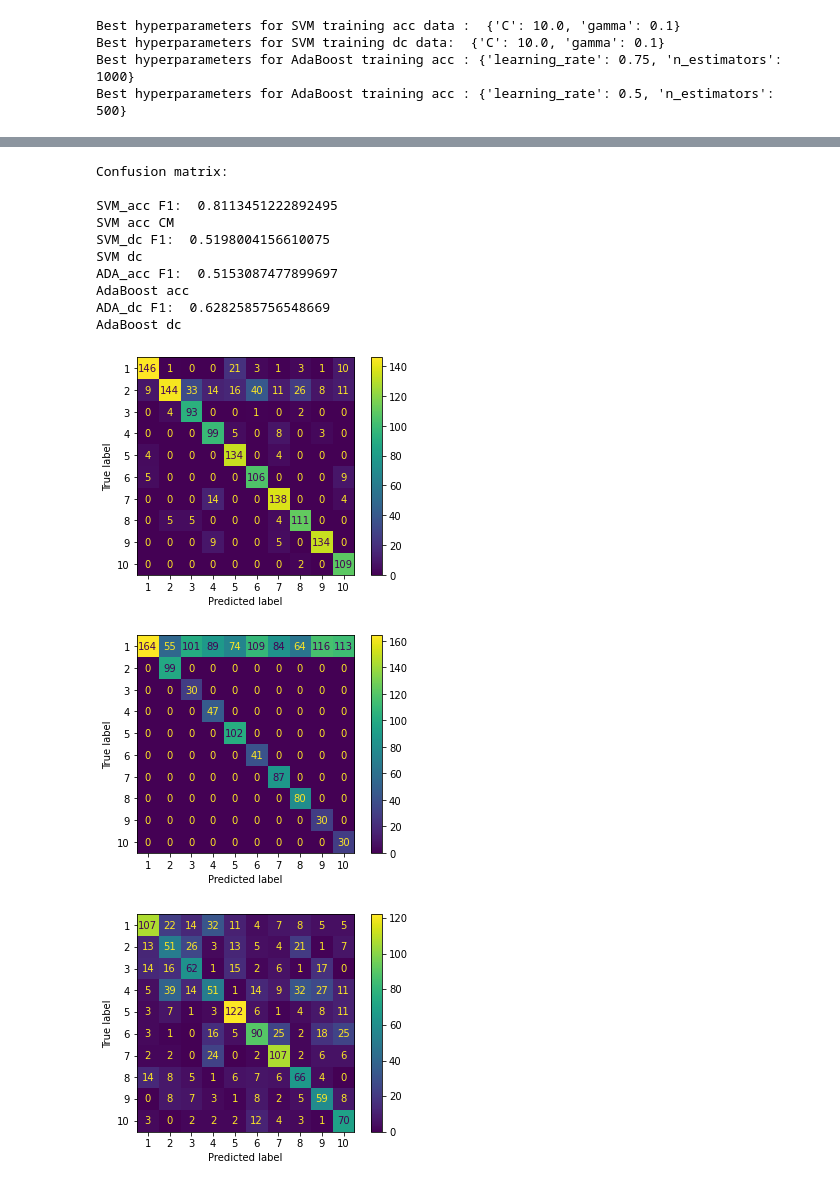
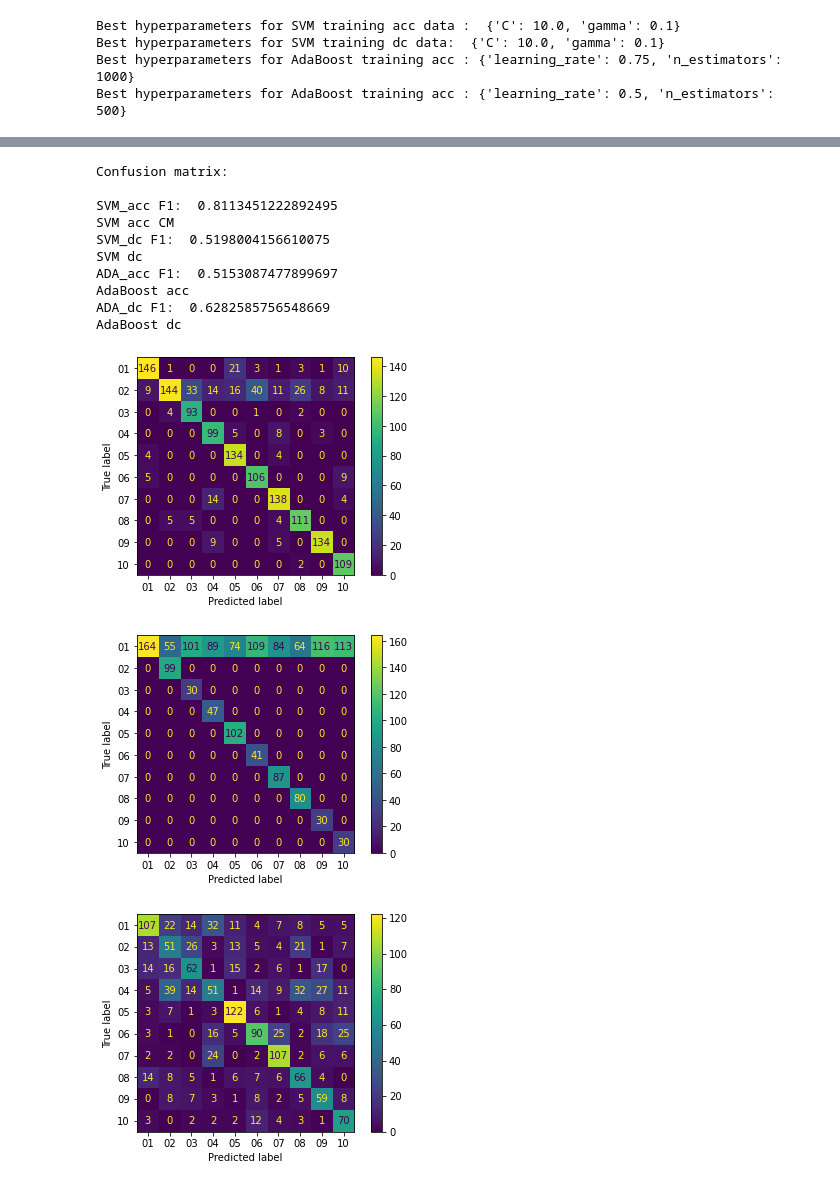
Before and after one commit to anushaihalapathirana/Multi_modal_data_fusion, a Jupyter notebook: project-work-MEx-classification.ipynb, the cells around one changed output, grey strips where cells are left out. Cells and saved outputs as stored; diff of their text form; code cells hidden in the pictures.

```diff
--- a/project-work-MEx-classification.ipynb
+++ b/project-work-MEx-classification.ipynb
@@ -2058,7 +2061,7 @@ from sklearn import metrics
 ### Your code begins here ###
 
 #confusion matrix and F1 score of individual classifiers
-class_names = ['1','2','3','4','5','6', '7','8','9','10']
+class_names = ['01','02','03','04','05','06', '07','08','09','10']
 
 print("Confusion matrix: \n")
 
@@ -2077,33 +2080,33 @@ confusion_mat_individual(svm_pred_dc, 'SVM dc ')
 
 
 print('ADA_acc F1: ', metrics.f1_score(adaBoost_pred_acc, test_set['subject_id'], average='macro'))
 confusion_mat_individual(adaBoost_pred_acc, 'AdaBoost acc')
 
 
 print('ADA_dc F1: ', metrics.f1_score(adaBoost_pred_dc, test_set['subject_id'], average='macro'))
 confusion_mat_individual(adaBoost_pred_dc, 'AdaBoost dc')
 
 
 # classifier combinations
 svm_acc_svm_dc = np.array((svm_probability_acc, svm_probability_dc))
 ada_acc_ada_dc = np.array((adaBoost_probability_acc, adaBoost_probability_dc))
 svm_acc_ada_dc = np.array((svm_probability_acc, adaBoost_probability_dc))
 ada_acc_svm_dc = np.array((adaBoost_probability_acc, svm_probability_dc))
 
 
 
 ### Your code ends here ###
 # %% [output]
 Confusion matrix:
 
 SVM_acc F1:  0.8113451222892495
 SVM acc CM
 SVM_dc F1:  0.5198004156610075
 SVM dc
 ADA_acc F1:  0.5153087477899697
 AdaBoost acc
 ADA_dc F1:  0.6282585756548669
 AdaBoost dc
-[figure, old version]
+[figure, new version]
-[figure, old version]
+[figure, new version]
-[figure, old version]
+[figure, new version]
```
Also changed, not shown: parts of 37 cells of this notebook.
